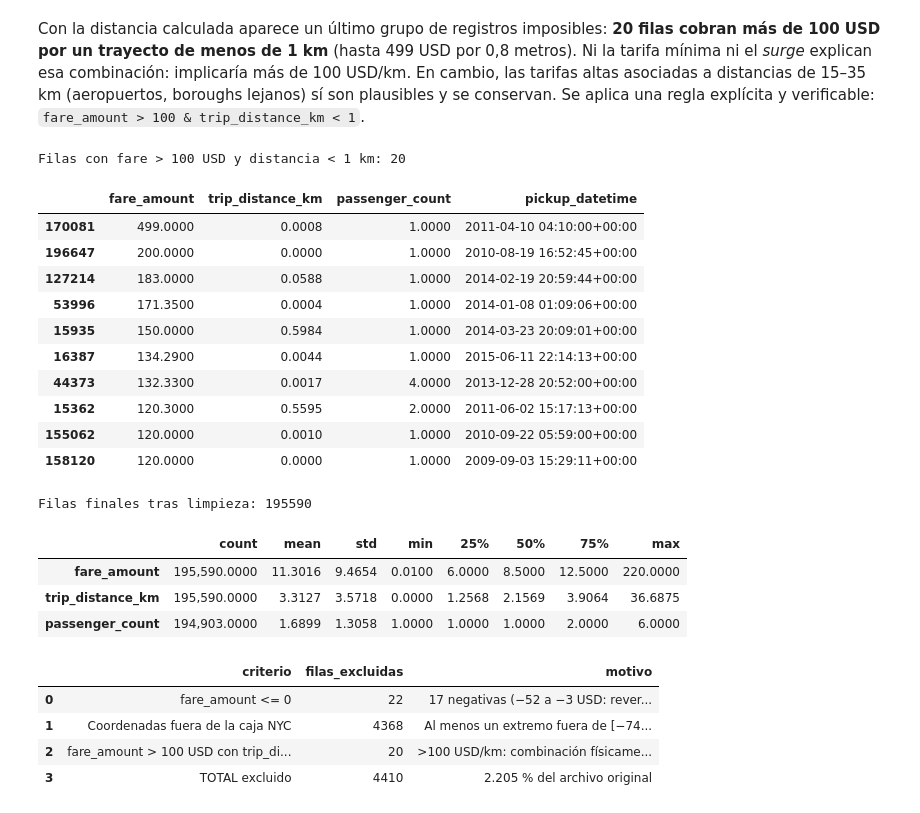
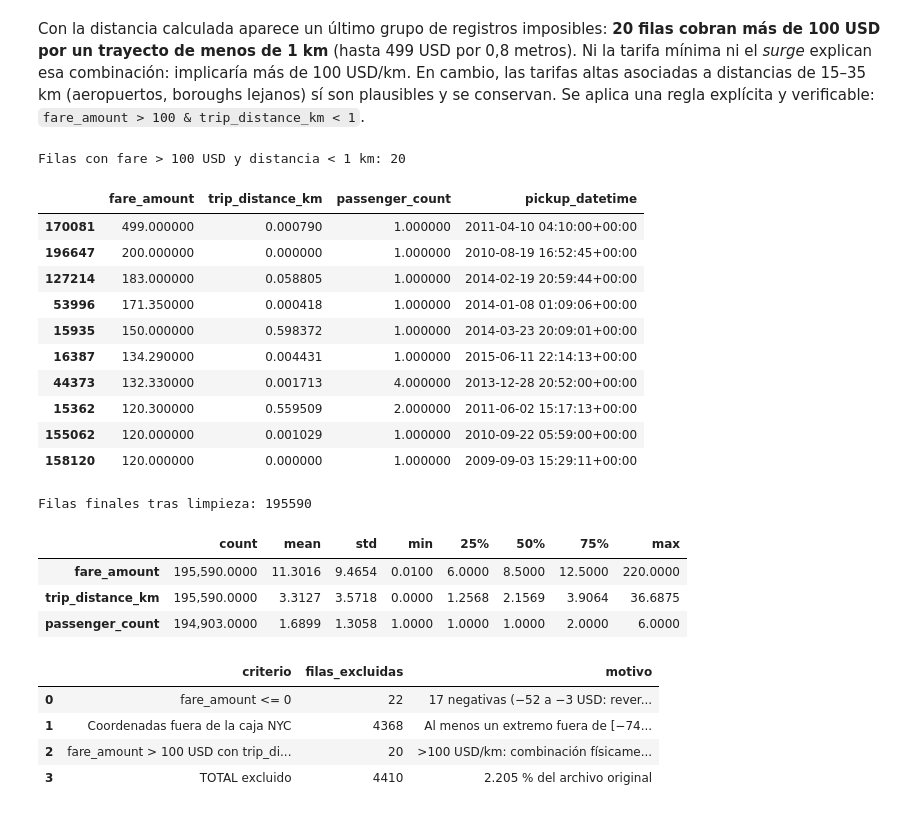
Before and after one commit to alejoriosm04/workshop-01-ml, a Jupyter notebook: notebooks/01_regresion_uber.ipynb, the cells around one changed output. Cells and saved outputs as stored; diff of their text form; code cells hidden in the pictures.

```diff
--- a/notebooks/01_regresion_uber.ipynb
+++ b/notebooks/01_regresion_uber.ipynb
@@ -363,25 +363,26 @@ verificable: `fare_amount > 100 & trip_distance_km < 1`.
 # %%
 imposibles = (df["fare_amount"] > 100) & (df["trip_distance_km"] < 1)
 print("Filas con fare > 100 USD y distancia < 1 km:", int(imposibles.sum()))
 display(df.loc[imposibles, ["fare_amount", "trip_distance_km", "passenger_count", "pickup_datetime"]]
-          .sort_values("fare_amount", ascending=False).head(10).round(6))
+          .sort_values("fare_amount", ascending=False).head(10)
+          .style.format({"fare_amount": "{:.6f}", "trip_distance_km": "{:.6f}"}))
 
 df = df.loc[~imposibles].copy()
 print("Filas finales tras limpieza:", len(df))
 display(df[["fare_amount", "trip_distance_km", "passenger_count"]].describe().round(4).T)
 # %% [output]
 Filas con fare > 100 USD y distancia < 1 km: 20
 |  | fare_amount | trip_distance_km | passenger_count | pickup_datetime |
-| 170081 | 499.0000 | 0.0008 | 1.0000 | 2011-04-10 04:10:00+00:00 |
-| 196647 | 200.0000 | 0.0000 | 1.0000 | 2010-08-19 16:52:45+00:00 |
-| 127214 | 183.0000 | 0.0588 | 1.0000 | 2014-02-19 20:59:44+00:00 |
-| 53996 | 171.3500 | 0.0004 | 1.0000 | 2014-01-08 01:09:06+00:00 |
-| 15935 | 150.0000 | 0.5984 | 1.0000 | 2014-03-23 20:09:01+00:00 |
-| 16387 | 134.2900 | 0.0044 | 1.0000 | 2015-06-11 22:14:13+00:00 |
-| 44373 | 132.3300 | 0.0017 | 4.0000 | 2013-12-28 20:52:00+00:00 |
-| 15362 | 120.3000 | 0.5595 | 2.0000 | 2011-06-02 15:17:13+00:00 |
-| 155062 | 120.0000 | 0.0010 | 1.0000 | 2010-09-22 05:59:00+00:00 |
-| 158120 | 120.0000 | 0.0000 | 1.0000 | 2009-09-03 15:29:11+00:00 |
+| 170081 | 499.000000 | 0.000790 | 1.000000 | 2011-04-10 04:10:00+00:00 |
+| 196647 | 200.000000 | 0.000000 | 1.000000 | 2010-08-19 16:52:45+00:00 |
+| 127214 | 183.000000 | 0.058805 | 1.000000 | 2014-02-19 20:59:44+00:00 |
+| 53996 | 171.350000 | 0.000418 | 1.000000 | 2014-01-08 01:09:06+00:00 |
+| 15935 | 150.000000 | 0.598372 | 1.000000 | 2014-03-23 20:09:01+00:00 |
+| 16387 | 134.290000 | 0.004431 | 1.000000 | 2015-06-11 22:14:13+00:00 |
+| 44373 | 132.330000 | 0.001713 | 4.000000 | 2013-12-28 20:52:00+00:00 |
+| 15362 | 120.300000 | 0.559509 | 2.000000 | 2011-06-02 15:17:13+00:00 |
+| 155062 | 120.000000 | 0.001029 | 1.000000 | 2010-09-22 05:59:00+00:00 |
+| 158120 | 120.000000 | 0.000000 | 1.000000 | 2009-09-03 15:29:11+00:00 |
 Filas finales tras limpieza: 195590
 |  | count | mean | std | min | 25% | 50% | 75% | max |
 | fare_amount | 195,590.0000 | 11.3016 | 9.4654 | 0.0100 | 6.0000 | 8.5000 | 12.5000 | 220.0000 |
```
Also changed, not shown: parts of 20 cells of this notebook, 6 other files.
